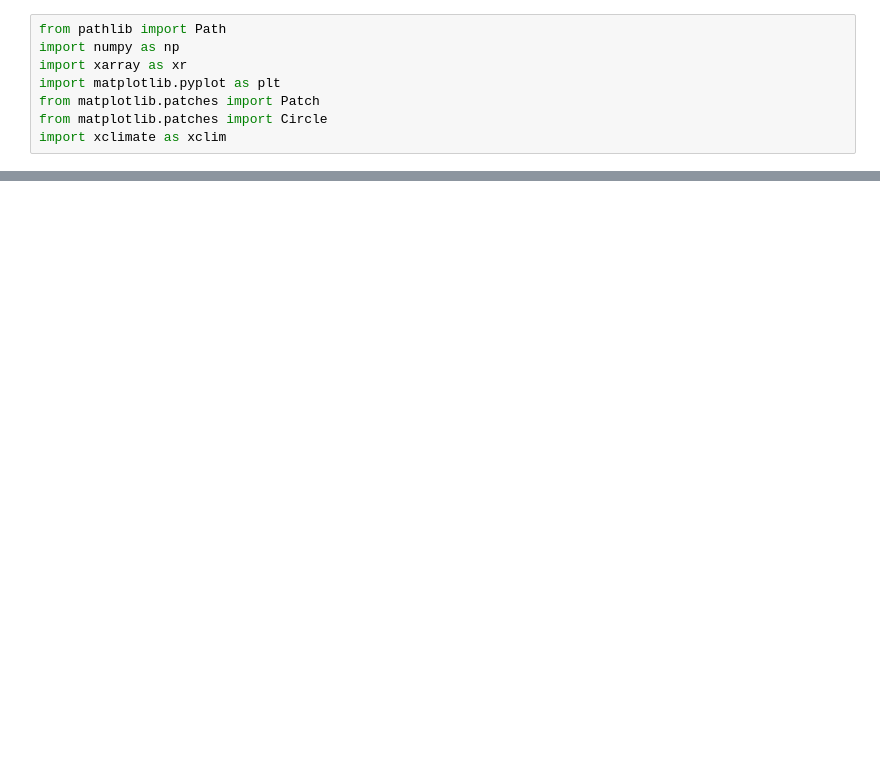
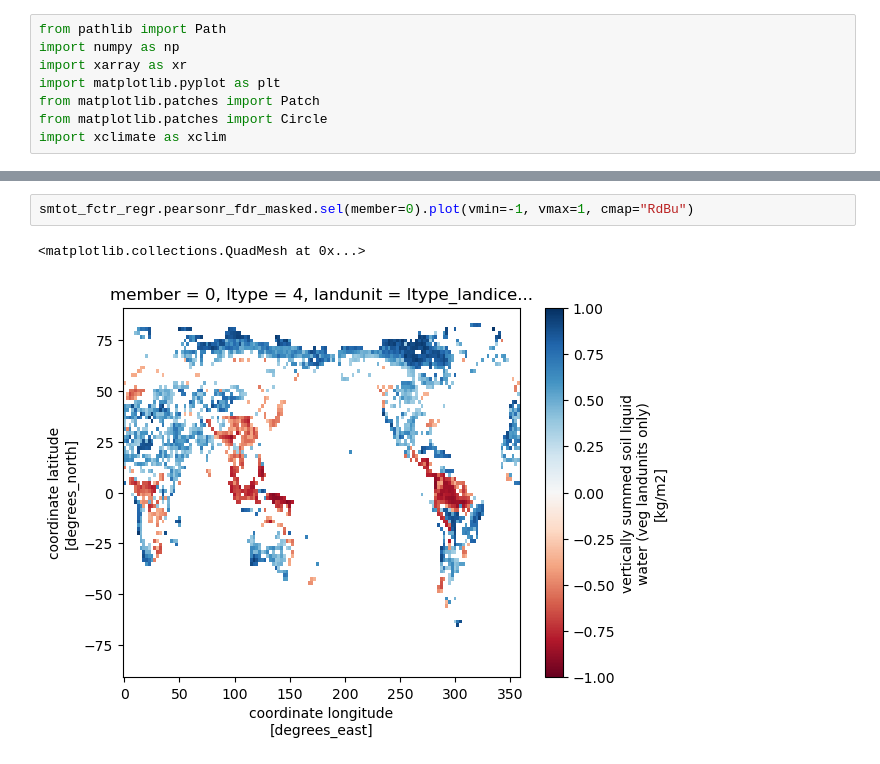
Before and after one commit to bbuchovecky/et_controls, a Jupyter notebook: ecohydro-index-bin.ipynb, the cells around one changed output, grey strips where cells are left out. Saved outputs shown, nothing was run; the diff lists cells and outputs as text; blank space fills up the shorter version.

```diff
--- a/ecohydro-index-bin.ipynb
+++ b/ecohydro-index-bin.ipynb
@@ -8,0 +212,5 @@ import xclimate as xclim
+# %%
+smtot_fctr_regr.pearsonr_fdr_masked.sel(member=0).plot(vmin=-1, vmax=1, cmap="RdBu")
+# %% [output]
+<matplotlib.collections.QuadMesh at 0x...>
+[figure, added]
```
Also changed, not shown: parts of 47 cells of this notebook, 38 other files.
